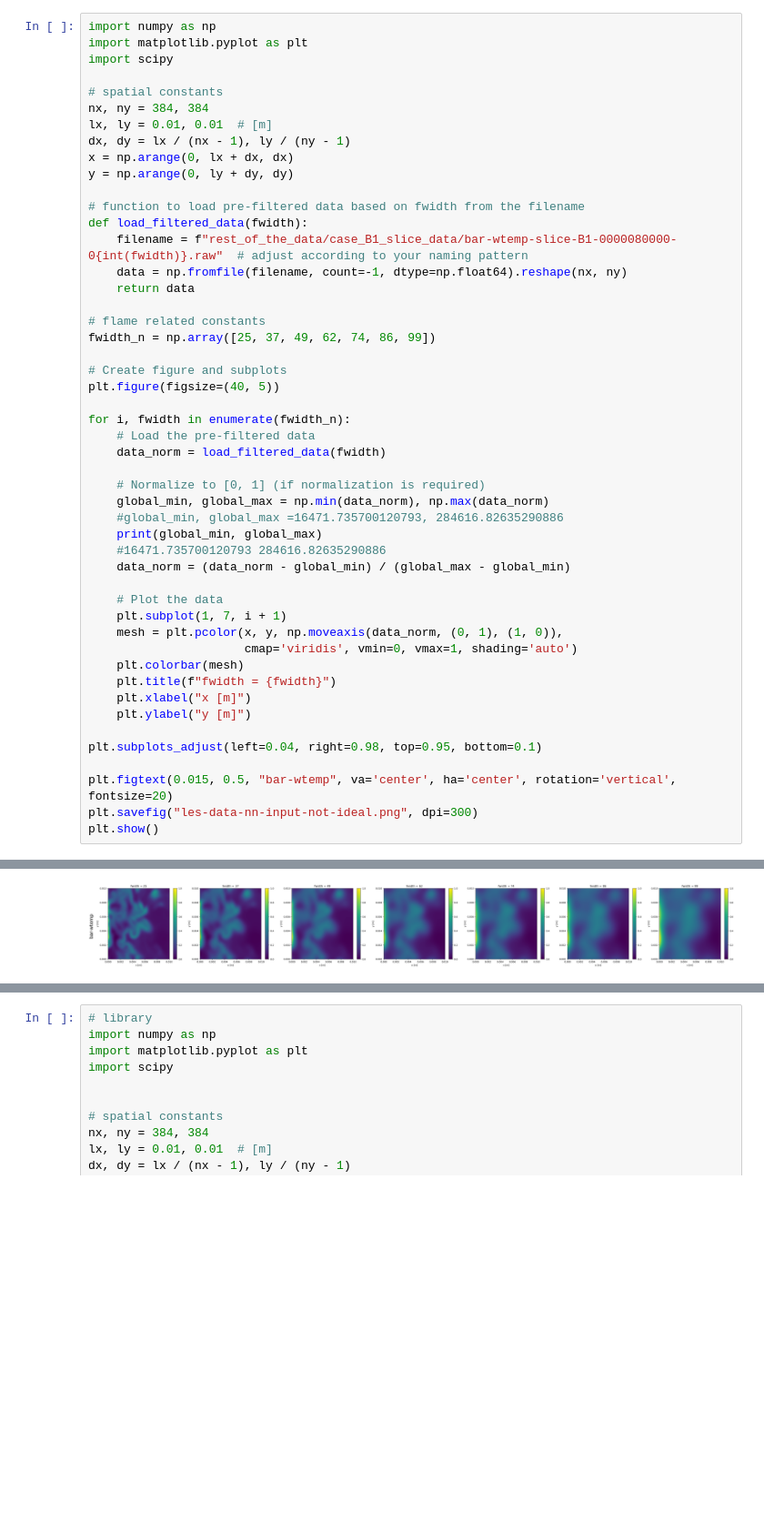
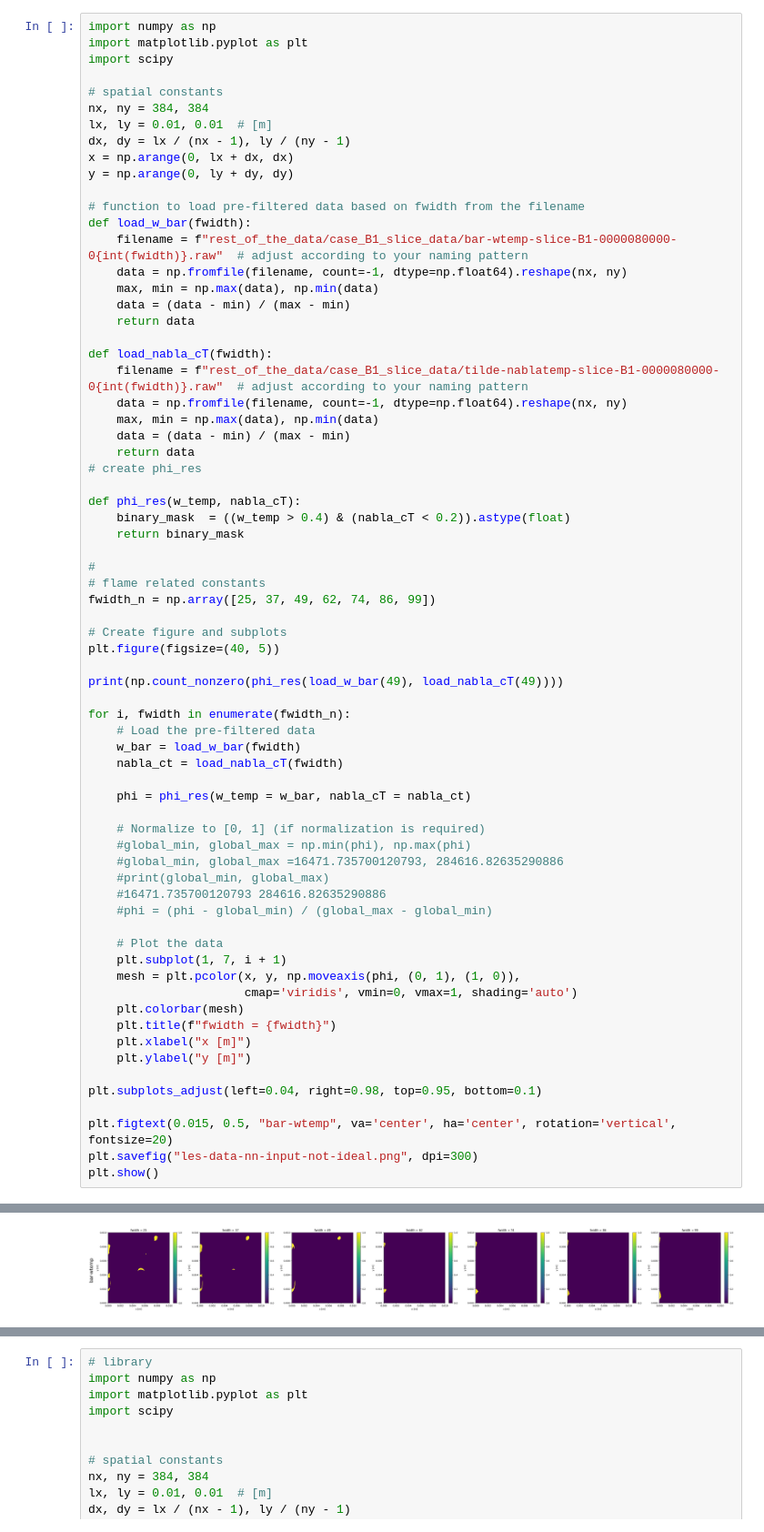
Before and after one commit to MedBox19/TAS-AE2224-I, a Jupyter notebook: mission2/Mission2.ipynb, the cells around one changed output, grey strips where cells are left out. Shown at 91% size. Saved outputs shown, nothing was run; the diff lists cells and outputs as text; blank space fills up the shorter version.

```diff
--- a/mission2/Mission2.ipynb
+++ b/mission2/Mission2.ipynb
@@ -11,31 +11,51 @@ x = np.arange(0, lx + dx, dx)
 y = np.arange(0, ly + dy, dy)
 
 # function to load pre-filtered data based on fwidth from the filename
-def load_filtered_data(fwidth):
+def load_w_bar(fwidth):
     filename = f"rest_of_the_data/case_B1_slice_data/bar-wtemp-slice-B1-0000080000-0{int(fwidth)}.raw"  # adjust according to your naming pattern
     data = np.fromfile(filename, count=-1, dtype=np.float64).reshape(nx, ny)
+    max, min = np.max(data), np.min(data)
+    data = (data - min) / (max - min)
     return data
 
+def load_nabla_cT(fwidth):
+    filename = f"rest_of_the_data/case_B1_slice_data/tilde-nablatemp-slice-B1-0000080000-0{int(fwidth)}.raw"  # adjust according to your naming pattern
+    data = np.fromfile(filename, count=-1, dtype=np.float64).reshape(nx, ny)
+    max, min = np.max(data), np.min(data)
+    data = (data - min) / (max - min)
+    return data
+# create phi_res
+
+def phi_res(w_temp, nabla_cT):
+    binary_mask  = ((w_temp > 0.4) & (nabla_cT < 0.2)).astype(float)
+    return binary_mask
+
+#
 # flame related constants
 fwidth_n = np.array([25, 37, 49, 62, 74, 86, 99])
 
 # Create figure and subplots
 plt.figure(figsize=(40, 5))
 
+print(np.count_nonzero(phi_res(load_w_bar(49), load_nabla_cT(49))))
+
 for i, fwidth in enumerate(fwidth_n):
     # Load the pre-filtered data
-    data_norm = load_filtered_data(fwidth)
+    w_bar = load_w_bar(fwidth)
+    nabla_ct = load_nabla_cT(fwidth)
+
+    phi = phi_res(w_temp = w_bar, nabla_cT = nabla_ct)
 
     # Normalize to [0, 1] (if normalization is required)
-    global_min, global_max = np.min(data_norm), np.max(data_norm)
+    #global_min, global_max = np.min(phi), np.max(phi)
     #global_min, global_max =16471.735700120793, 284616.82635290886
-    print(global_min, global_max)
+    #print(global_min, global_max)
     #16471.735700120793 284616.82635290886
-    data_norm = (data_norm - global_min) / (global_max - global_min)
+    #phi = (phi - global_min) / (global_max - global_min)
 
     # Plot the data
     plt.subplot(1, 7, i + 1)
-    mesh = plt.pcolor(x, y, np.moveaxis(data_norm, (0, 1), (1, 0)),
+    mesh = plt.pcolor(x, y, np.moveaxis(phi, (0, 1), (1, 0)),
                       cmap='viridis', vmin=0, vmax=1, shading='auto')
     plt.colorbar(mesh)
     plt.title(f"fwidth = {fwidth}")
@@ -58,4 +72,4 @@ plt.show()
-[figure, old version]
+[figure, new version]
 # %%
 import numpy as np
 import matplotlib.pyplot as plt
```
Also changed, not shown: parts of 2 cells of this notebook, 1 other file.
